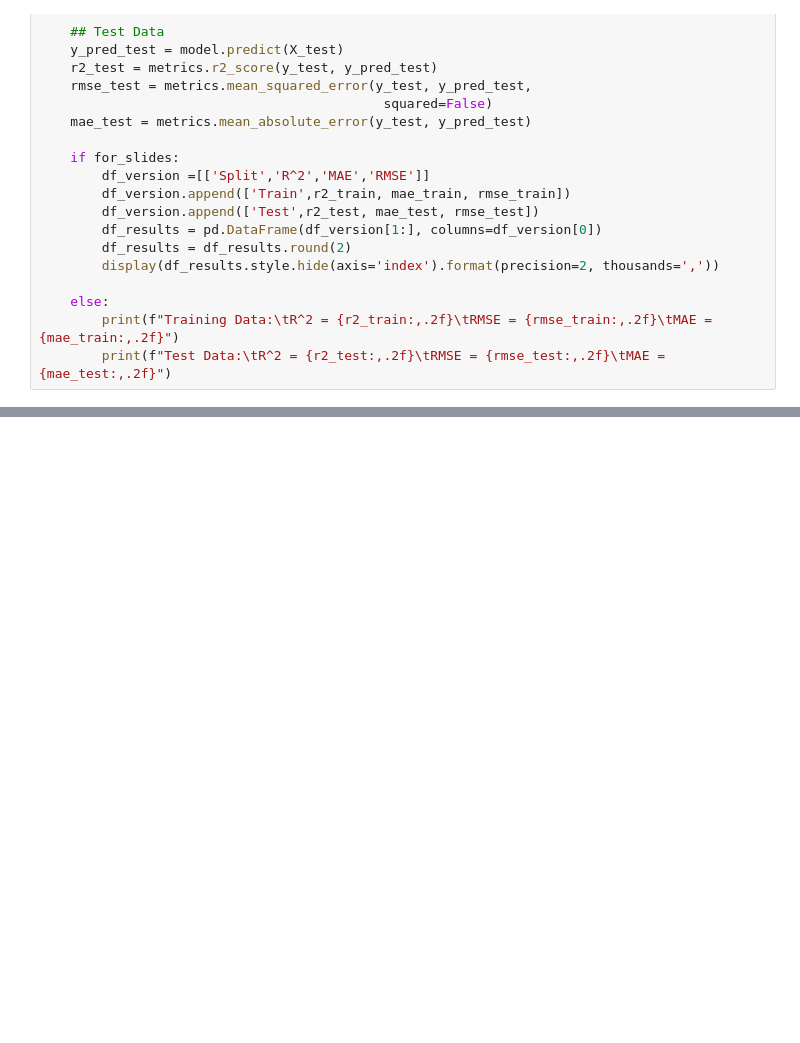
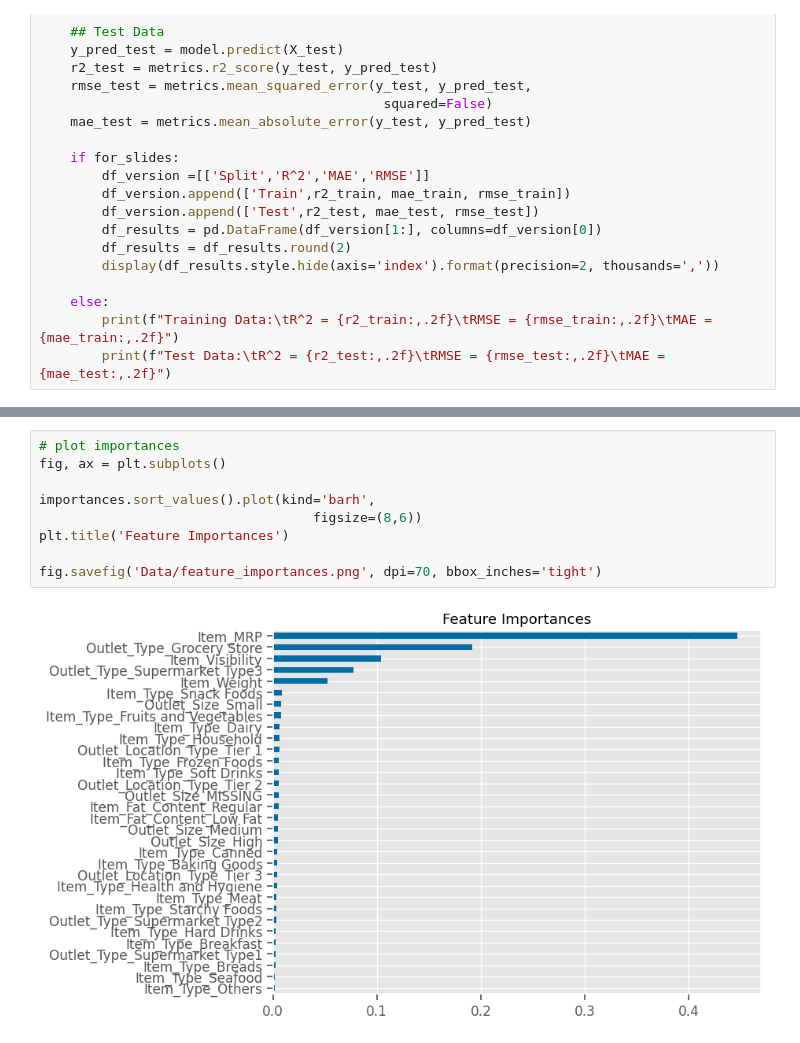
Before and after one commit to Osmayda/Prediction-of-Product-Sales, a Jupyter notebook: Project 1 - Revisited.ipynb, the cells around one changed output, grey strips where cells are left out. Drawn from its saved outputs; the diff is of its cells as text; blank space fills up the shorter version.

```diff
--- a/Project 1 - Revisited.ipynb
+++ b/Project 1 - Revisited.ipynb
@@ -1524,0 +434,11 @@ for bar in ax.patches:
+# %%
+# plot importances
+fig, ax = plt.subplots()
+
+importances.sort_values().plot(kind='barh',
+                                   figsize=(8,6))
+plt.title('Feature Importances')
+
+fig.savefig('Data/feature_importances.png', dpi=70, bbox_inches='tight')
+# %% [output]
+[figure, added]
```
Also changed, not shown: parts of 272 cells of this notebook, 7 other files.
